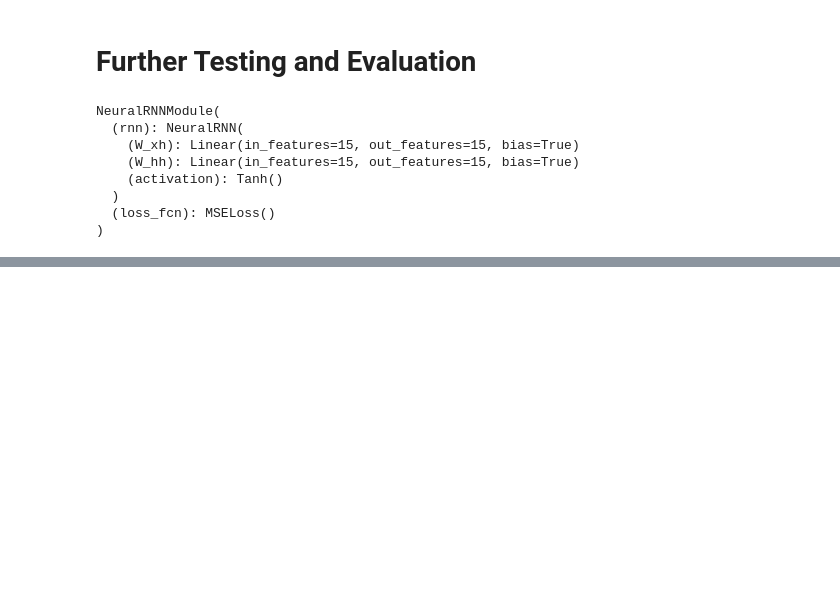
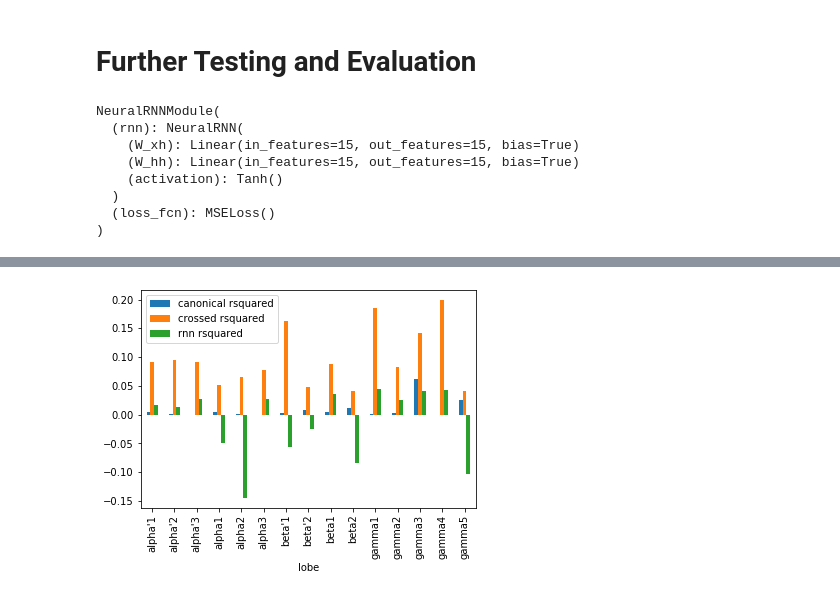
Before and after one commit to Jake-Jay/mushroom-body-models, a Jupyter notebook: RNN/train_rnn.ipynb, the cells around one changed output, grey strips where cells are left out. Drawn from its saved outputs; the diff is of its cells as text; code cells hidden in the pictures; blank space fills up the shorter version.

```diff
--- a/RNN/train_rnn.ipynb
+++ b/RNN/train_rnn.ipynb
@@ -285,0 +351,37 @@ plt.show()
+# %%
+# calculate the r^2 for each output
+# use this formula https://scikit-learn.org/stable/modules/generated/sklearn.linear_model.LinearRegression.html#sklearn.linear_model.LinearRegression.score
+# 1 - (residual sum of squares) / (total sum of squares)
+
+# total sum of squares: remove mean, square and sum
+tss = np.sum((gt - gt.mean(axis=0))**2, axis=0)
+
+# risidual sum of squares or the sum of residual errors
+rss = np.sum((gt - pred)**2, axis =0)
+
+r_squared = 1 - rss / tss
+# %%
+r_squared_rnn = {}
+
+for i, lobe in enumerate(lobes):
+    r_squared_rnn[lobe] = r_squared[i]
+# %%
+RESULTS_DIR = Path('../results')
+
+with open( RESULTS_DIR / 'canonical_linear_model_testing_data_rsquared.json', "r") as file:
+    rsquared_canonical = json.load(file)
+
+with open( RESULTS_DIR / 'crossed_linear_model_testing_data_rsquared.json', "r") as file:
+    rsquared_crossed = json.load(file)
+
+rsquared_df = pd.concat(
+    [
+        pd.Series(rsquared_canonical, name='canonical rsquared'),
+        pd.Series(rsquared_crossed, name='crossed rsquared'),
+        pd.Series(r_squared_rnn, name='rnn rsquared')
+    ],
+    axis=1
+)
+
+
+rsquared_df.describe()
@@ -285,0 +398,6 @@ plt.show()
+# %%
+rsquared_df["lobe"] = rsquared_df.index
+rsquared_df.plot(x="lobe", y=["canonical rsquared", "crossed rsquared", "rnn rsquared"], kind="bar")
+plt.show()
+# %% [output]
+[figure, added]
```
Also changed, not shown: parts of 30 cells of this notebook, 4 other files.
